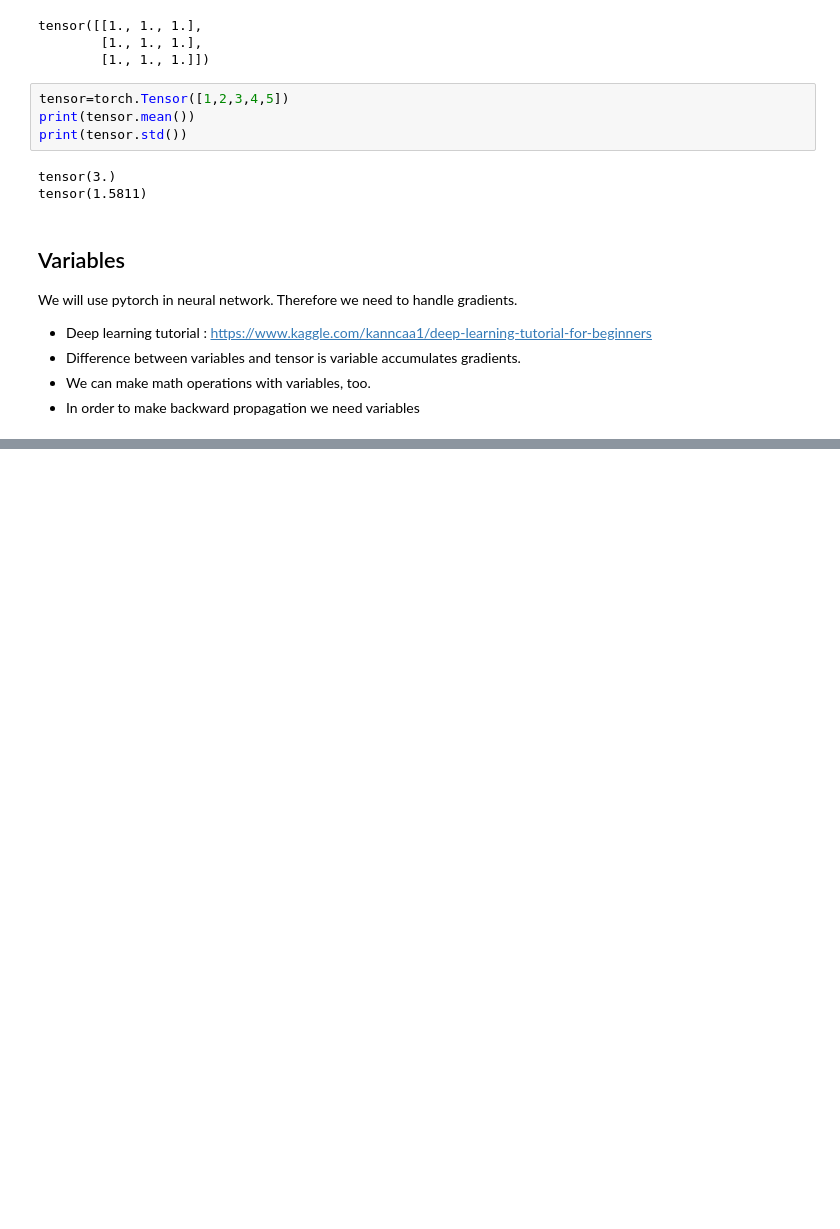
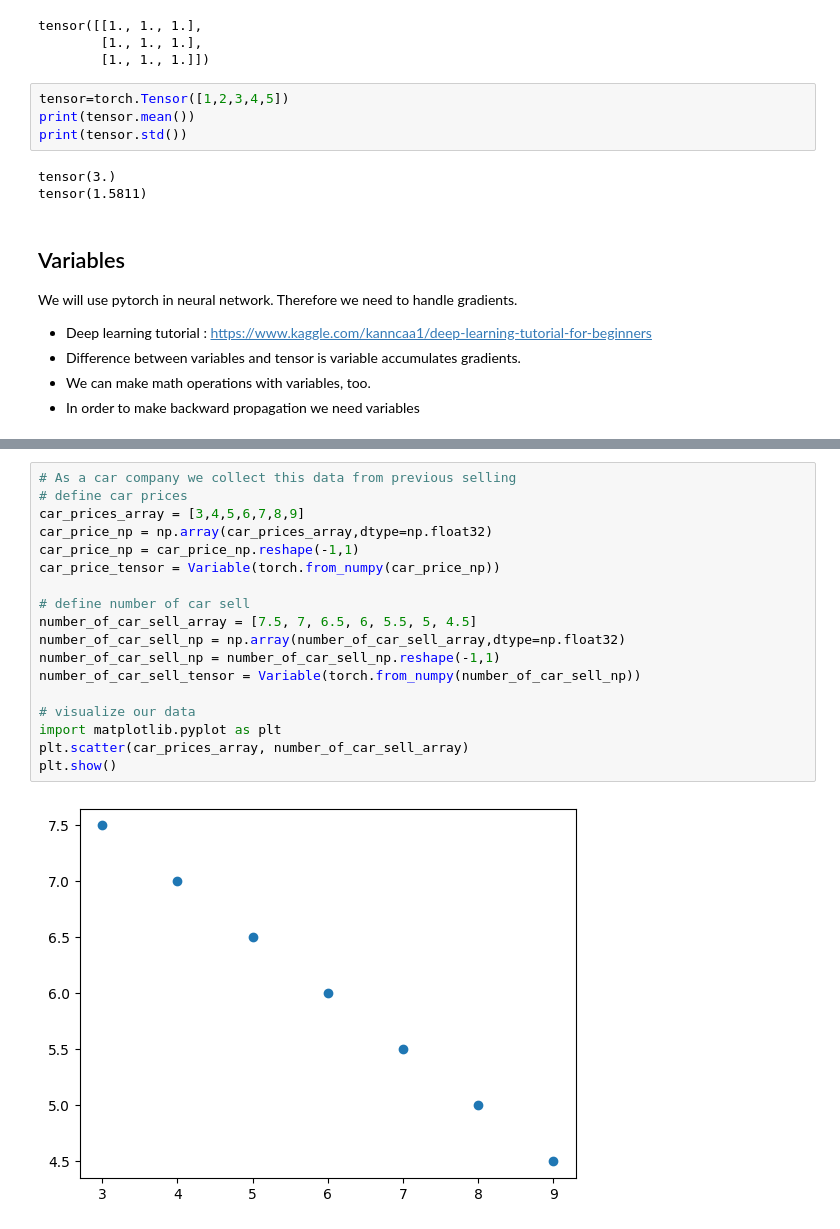
Before and after one commit to Jhyuny/Euron-5th-Mid-DL, a Jupyter notebook: 캐글필사.ipynb, the cells around one changed output, grey strips where cells are left out. Cells and saved outputs as stored; diff of their text form; blank space fills up the shorter version.

```diff
--- a/캐글필사.ipynb
+++ b/캐글필사.ipynb
@@ -163,0 +197,20 @@ tensor([1., 1., 1.], requires_grad=True)
+# %%
+# As a car company we collect this data from previous selling
+# define car prices
+car_prices_array = [3,4,5,6,7,8,9]
+car_price_np = np.array(car_prices_array,dtype=np.float32)
+car_price_np = car_price_np.reshape(-1,1)
+car_price_tensor = Variable(torch.from_numpy(car_price_np))
+
+# define number of car sell
+number_of_car_sell_array = [7.5, 7, 6.5, 6, 5.5, 5, 4.5]
+number_of_car_sell_np = np.array(number_of_car_sell_array,dtype=np.float32)
+number_of_car_sell_np = number_of_car_sell_np.reshape(-1,1)
+number_of_car_sell_tensor = Variable(torch.from_numpy(number_of_car_sell_np))
+
+# visualize our data
+import matplotlib.pyplot as plt
+plt.scatter(car_prices_array, number_of_car_sell_array)
+plt.show()
+# %% [output]
+[figure, added]
```
Also changed, not shown: parts of 26 cells of this notebook.
